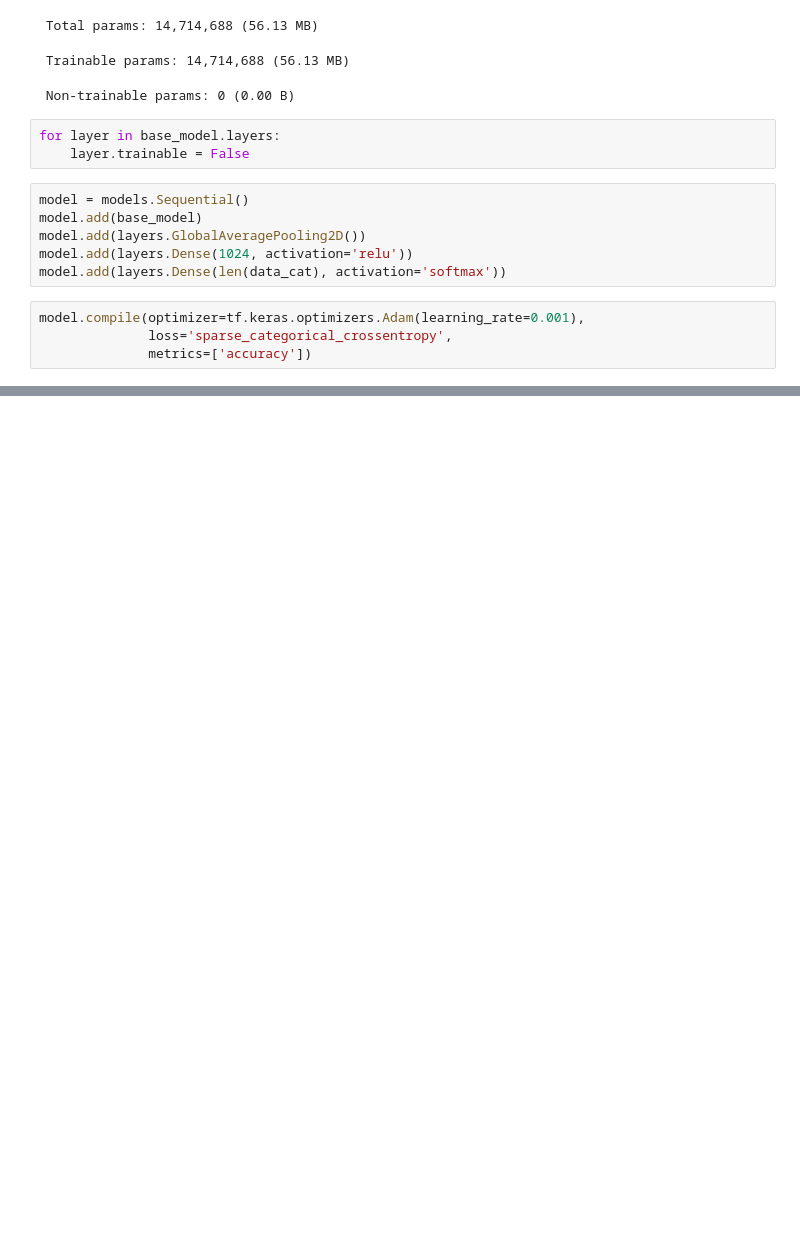
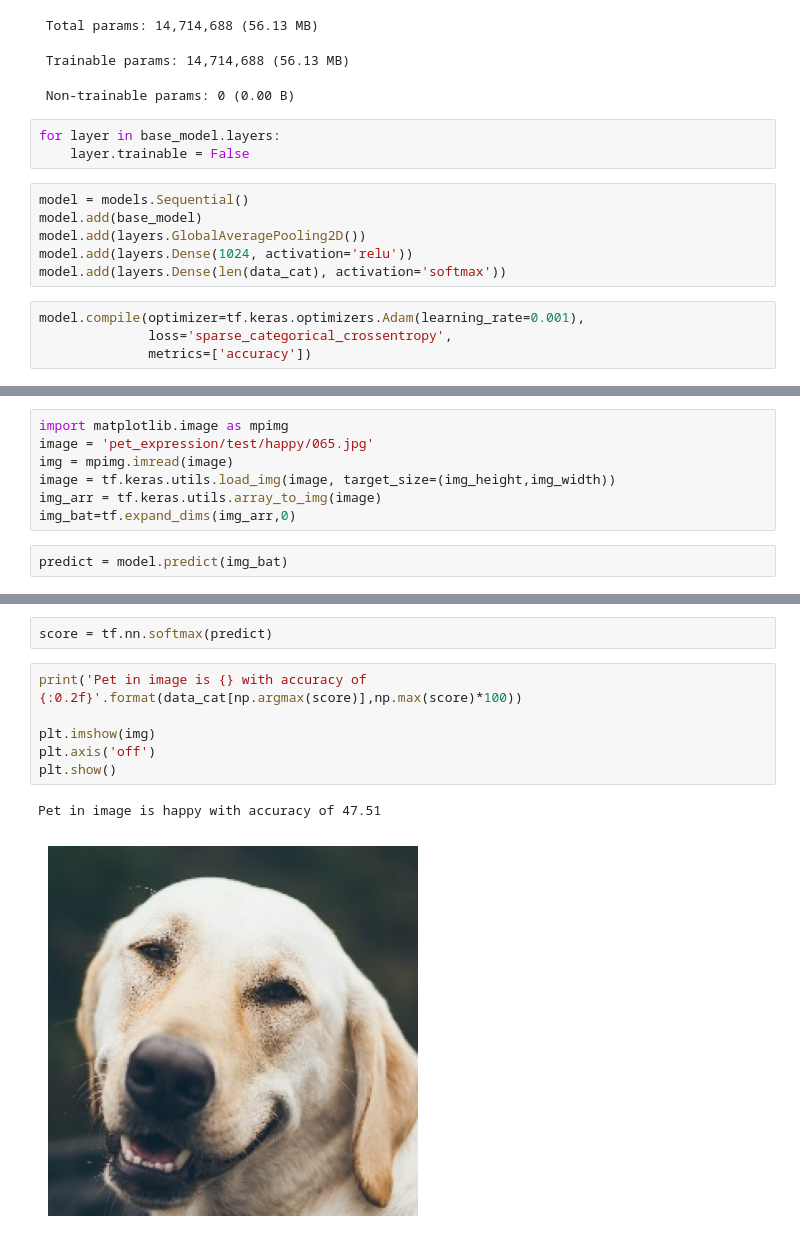
Before and after one commit to Sushant-S-13/Pet-Expression-Classification, a Jupyter notebook: pet_expression_classifier.ipynb, the cells around one changed output, grey strips where cells are left out. Saved outputs shown, nothing was run; the diff lists cells and outputs as text; blank space fills up the shorter version.

```diff
--- a/pet_expression_classifier.ipynb
+++ b/pet_expression_classifier.ipynb
@@ -136,0 +165,9 @@ plt.show()
+# %%
+import matplotlib.image as mpimg
+image = 'pet_expression/test/happy/065.jpg'
+img = mpimg.imread(image)
+image = tf.keras.utils.load_img(image, target_size=(img_height,img_width))
+img_arr = tf.keras.utils.array_to_img(image)
+img_bat=tf.expand_dims(img_arr,0)
+# %%
+predict = model.predict(img_bat)
@@ -136,0 +176,11 @@ plt.show()
+# %%
+score = tf.nn.softmax(predict)
+# %%
+print('Pet in image is {} with accuracy of {:0.2f}'.format(data_cat[np.argmax(score)],np.max(score)*100))
+
+plt.imshow(img)
+plt.axis('off')
+plt.show()
+# %% [output]
+Pet in image is happy with accuracy of 47.51
+[figure, added]
```
Also changed, not shown: parts of 6 cells of this notebook.
